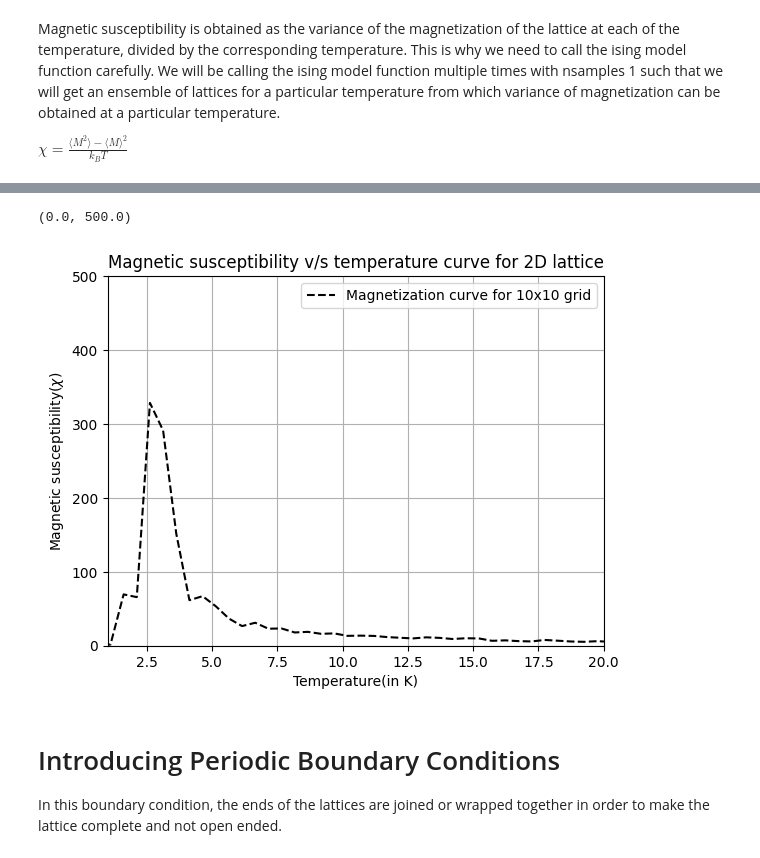
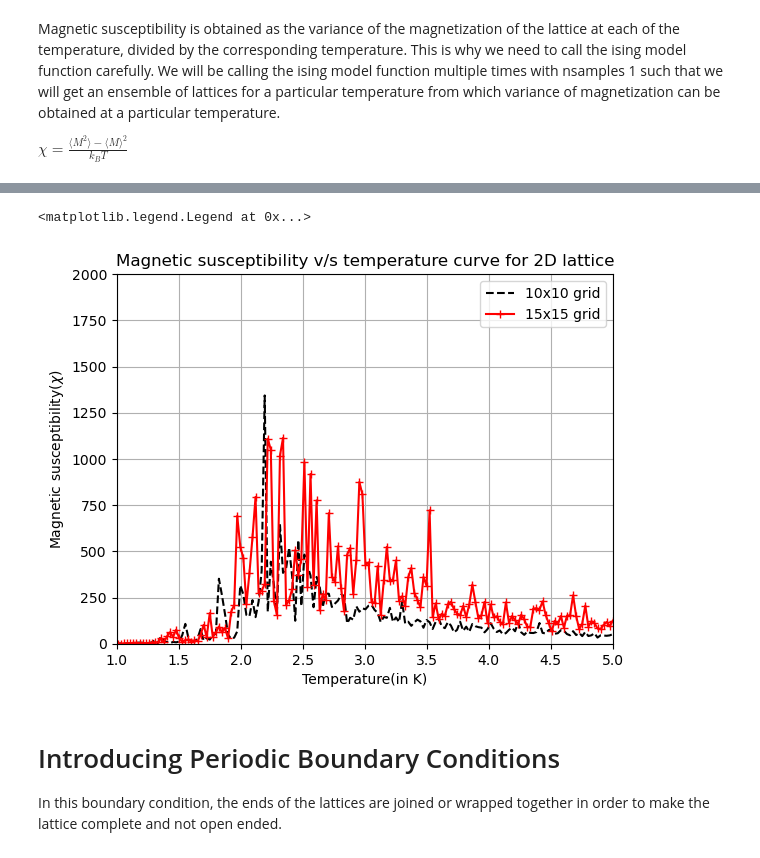
Before and after one commit to SuvamT0071/ising2D, a Jupyter notebook: Metropolis_Hasting_and_Frustrated_Magnetism.ipynb, the cells around one changed output, grey strips where cells are left out. Saved outputs shown, nothing was run; the diff lists cells and outputs as text; code cells hidden in the pictures.

```diff
--- a/Metropolis_Hasting_and_Frustrated_Magnetism.ipynb
+++ b/Metropolis_Hasting_and_Frustrated_Magnetism.ipynb
@@ -359,7 +361,7 @@ def specific_heat_LSF(grid, temp_range, nsamples=10000):
 
     return Cv, updated_Cv
 # %%
-temp_range = np.linspace(1,50,100)
+temp_range = np.linspace(0.1,5,200)
 grid_points = grid_maker(10,10)
 grid_points1 = grid_maker(15,15)
 Cv, updated_Cv = specific_heat_LSF(grid_points, temp_range)
@@ -566,5 +584,7 @@ def magnetize(grid, temp_range, nsamples=10000):
     return magnetization
 # %%
 grid_points = grid_maker(10,10)
+grid_points1 = grid_maker(15,15)
 magnetization = magnetize(grid_points, temp_range)
+magnetization1 = magnetize(grid_points1,temp_range)
 # %%
@@ -616,7 +638,3 @@ def mag_susceptibility(grid, temp_range):
     print("Magnetic susceptibility calculation completed!")
     print("****************************************************** \n")
     return susceptibility_values
-# %%
-grid_points = grid_maker(10,10)
-temp_range = np.linspace(0.1,50,100)
-X = mag_susceptibility(grid_points,temp_range=temp_range)
@@ -629,0 +641,3 @@ Magnetic susceptibility calculation completed!
+# %%
+X = mag_susceptibility(grid_points, temp_range)
+X1 = mag_susceptibility(grid_points1,temp_range)
@@ -630,15 +658,16 @@ Magnetic susceptibility calculation completed!
 # %%
-plt.plot(temp_range, X, 'k--', label='Magnetization curve for 10x10 grid')
+plt.plot(temp_range, X, 'k--', label='10x10 grid')
+plt.plot(temp_range, X1, 'r-+', label='15x15 grid')
 plt.xlabel("Temperature(in K)")
 plt.ylabel(r"Magnetic susceptibility($\chi$)")
 plt.title("Magnetic susceptibility v/s temperature curve for 2D lattice")
 plt.grid()
+plt.xlim(1,5)
+plt.ylim(0,2000)
 plt.legend()
-plt.xlim(1,20)
-plt.ylim(0,500)
 # %% [output]
-(0.0, 500.0)
+<matplotlib.legend.Legend at 0x...>
-[figure, old version]
+[figure, new version]
 # %% [markdown]
 # Introducing Periodic Boundary Conditions
 
```
Also changed, not shown: parts of 43 cells of this notebook.
